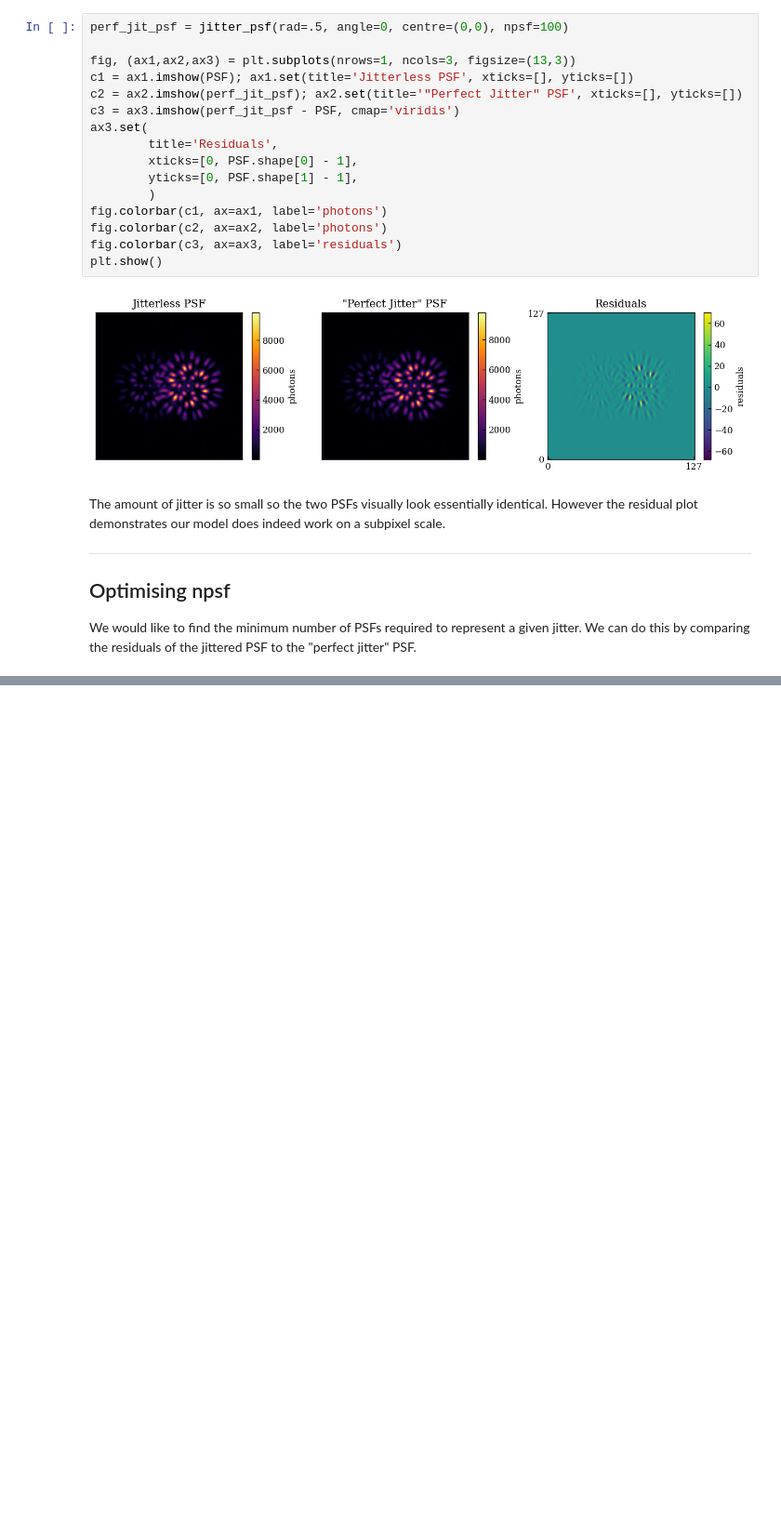
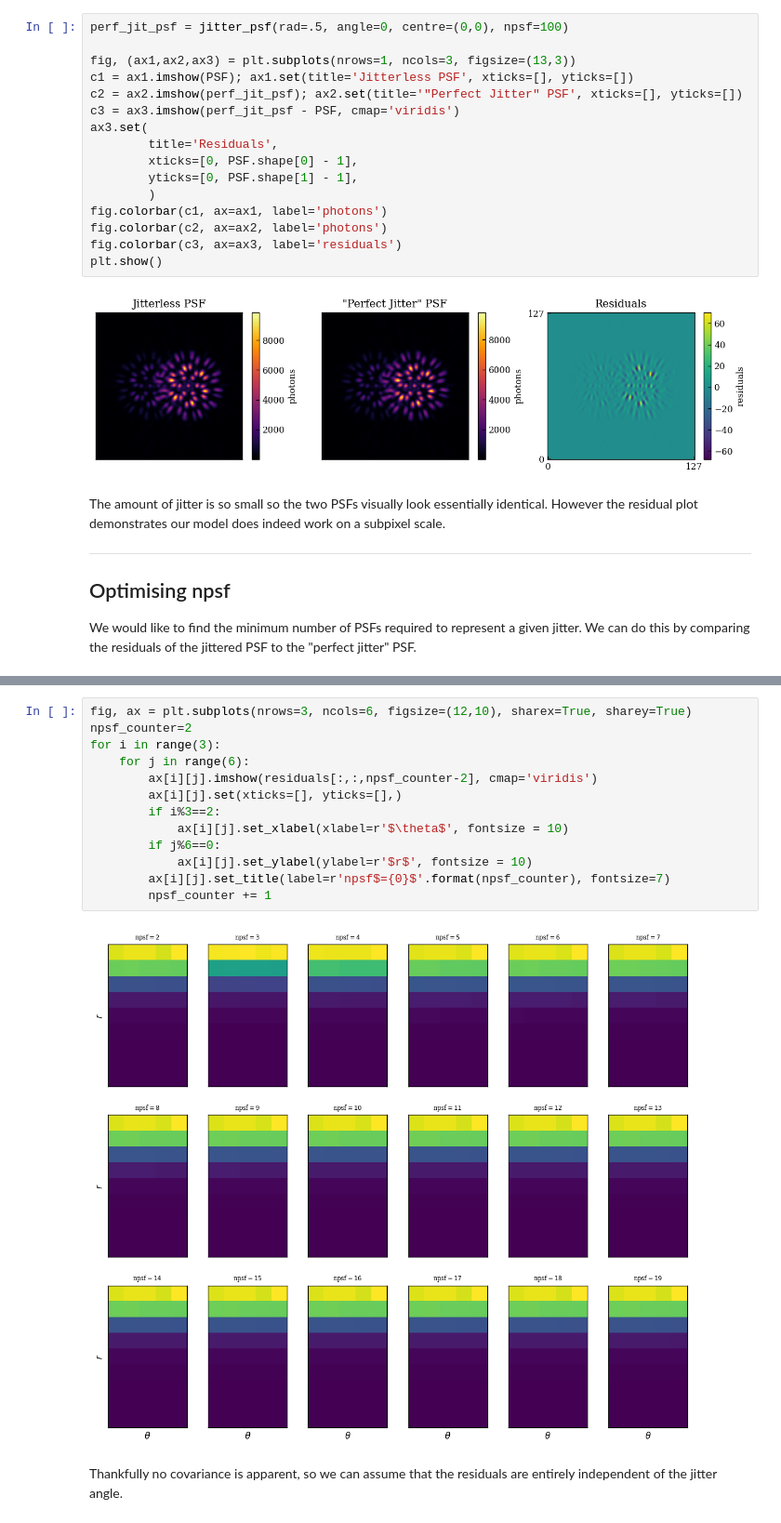
Before and after one commit to maxecharles/toliman-phd, a Jupyter notebook: notebooks/jitter.ipynb, the cells around one changed output, grey strips where cells are left out. Shown: that part at 93% size. Saved outputs shown, nothing was run; the diff lists cells and outputs as text; blank space fills up the shorter version.

```diff
--- a/notebooks/jitter.ipynb
+++ b/notebooks/jitter.ipynb
@@ -225,0 +255,17 @@ plt.show()
+# %%
+fig, ax = plt.subplots(nrows=3, ncols=6, figsize=(12,10), sharex=True, sharey=True)
+npsf_counter=2
+for i in range(3):
+    for j in range(6):
+        ax[i][j].imshow(residuals[:,:,npsf_counter-2], cmap='viridis')
+        ax[i][j].set(xticks=[], yticks=[],)
+        if i%3==2:
+            ax[i][j].set_xlabel(xlabel=r'$\theta$', fontsize = 10)
+        if j%6==0:
+            ax[i][j].set_ylabel(ylabel=r'$r$', fontsize = 10)
+        ax[i][j].set_title(label=r'npsf$={0}$'.format(npsf_counter), fontsize=7)
+        npsf_counter += 1
+# %% [output]
+[figure, added]
+# %% [markdown]
+Thankfully no covariance is apparent, so we can assume that the residuals are entirely independent of the jitter angle.
```
Also changed, not shown: parts of 5 cells of this notebook.
